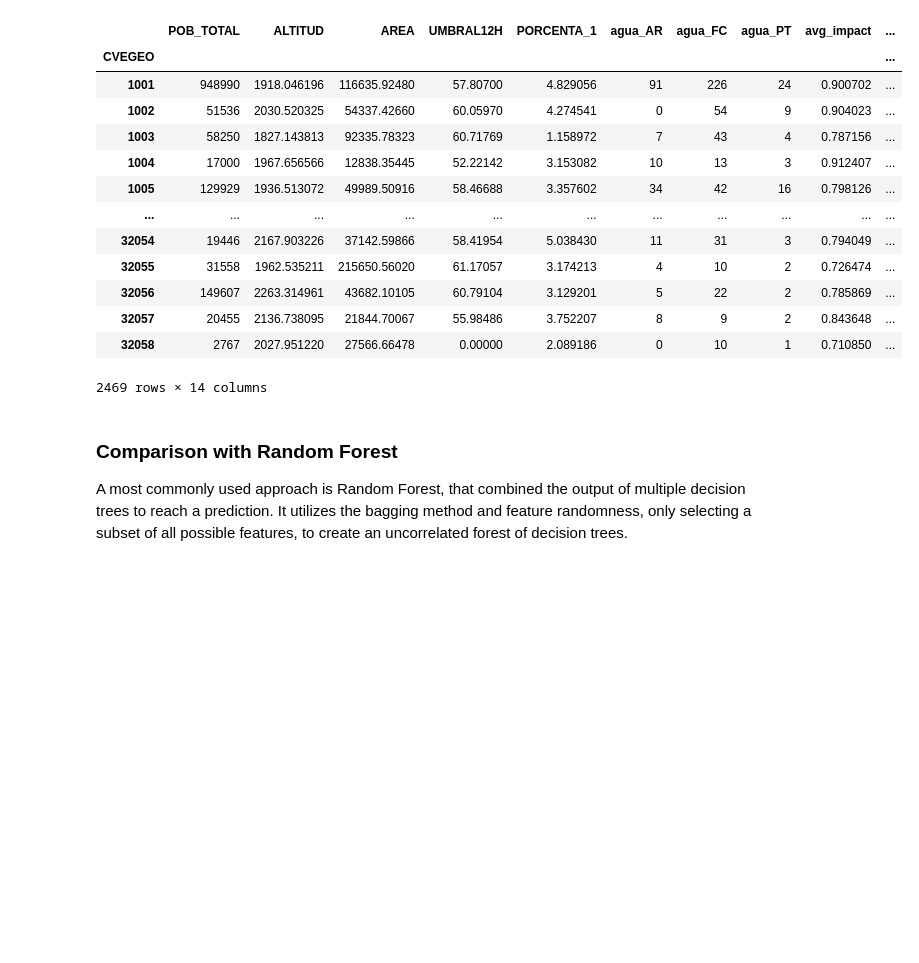
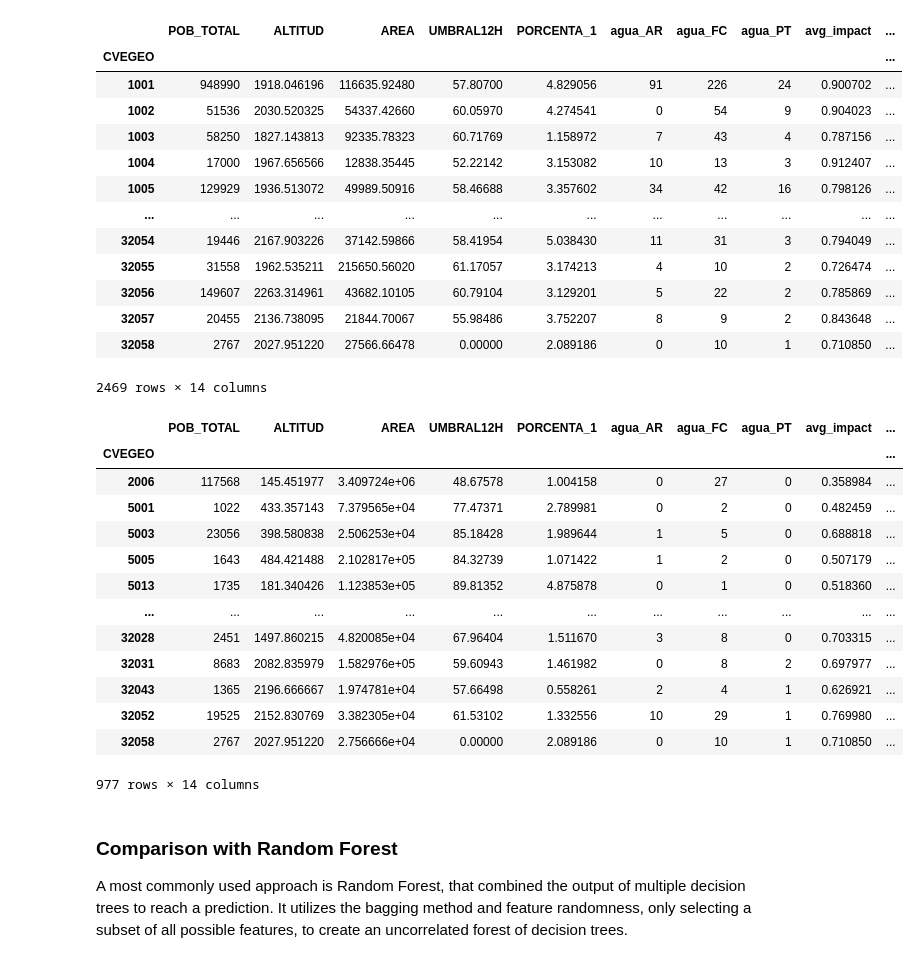
Before and after one commit to raqcoss/ML-water, a Jupyter notebook: self_learning.ipynb, the cells around one changed output. Drawn from its saved outputs; the diff is of its cells as text; code cells hidden in the pictures; blank space fills up the shorter version.

Commit message:
df predictions

```diff
--- a/self_learning.ipynb
+++ b/self_learning.ipynb
@@ -333,6 +333,26 @@ df_copy
 | 32057 | 20455 | 2136.738095 | 21844.70067 | 55.98486 | 3.752207 | 8 | 9 | 2 | 0.843648 | ... |
 | 32058 | 2767 | 2027.951220 | 27566.66478 | 0.00000 | 2.089186 | 0 | 10 | 1 | 0.710850 | ... |
 2469 rows × 14 columns
+# %%
+# Predictions
+df_predictions = df_copy[df_copy["semaforo"].isna()]
+df_predictions = df_predictions[df_predictions['preds'].notna()]
+df_predictions
+# %% [output]
+|  | POB_TOTAL | ALTITUD | AREA | UMBRAL12H | PORCENTA_1 | agua_AR | agua_FC | agua_PT | avg_impact | ... |
+| CVEGEO |  |  |  |  |  |  |  |  |  | ... |
+| 2006 | 117568 | 145.451977 | 3.409724e+06 | 48.67578 | 1.004158 | 0 | 27 | 0 | 0.358984 | ... |
+| 5001 | 1022 | 433.357143 | 7.379565e+04 | 77.47371 | 2.789981 | 0 | 2 | 0 | 0.482459 | ... |
+| 5003 | 23056 | 398.580838 | 2.506253e+04 | 85.18428 | 1.989644 | 1 | 5 | 0 | 0.688818 | ... |
+| 5005 | 1643 | 484.421488 | 2.102817e+05 | 84.32739 | 1.071422 | 1 | 2 | 0 | 0.507179 | ... |
+| 5013 | 1735 | 181.340426 | 1.123853e+05 | 89.81352 | 4.875878 | 0 | 1 | 0 | 0.518360 | ... |
+| ... | ... | ... | ... | ... | ... | ... | ... | ... | ... | ... |
+| 32028 | 2451 | 1497.860215 | 4.820085e+04 | 67.96404 | 1.511670 | 3 | 8 | 0 | 0.703315 | ... |
+| 32031 | 8683 | 2082.835979 | 1.582976e+05 | 59.60943 | 1.461982 | 0 | 8 | 2 | 0.697977 | ... |
+| 32043 | 1365 | 2196.666667 | 1.974781e+04 | 57.66498 | 0.558261 | 2 | 4 | 1 | 0.626921 | ... |
+| 32052 | 19525 | 2152.830769 | 3.382305e+04 | 61.53102 | 1.332556 | 10 | 29 | 1 | 0.769980 | ... |
+| 32058 | 2767 | 2027.951220 | 2.756666e+04 | 0.00000 | 2.089186 | 0 | 10 | 1 | 0.710850 | ... |
+977 rows × 14 columns
 # %% [markdown]
 ### Comparison with Random Forest
 
```
Also changed, not shown: parts of 4 cells of this notebook.
